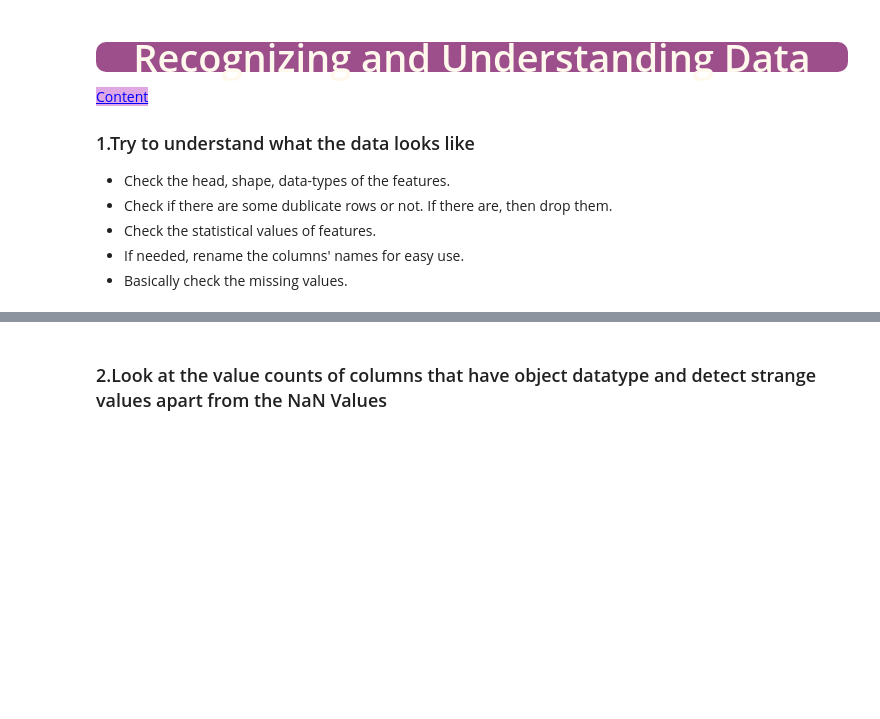
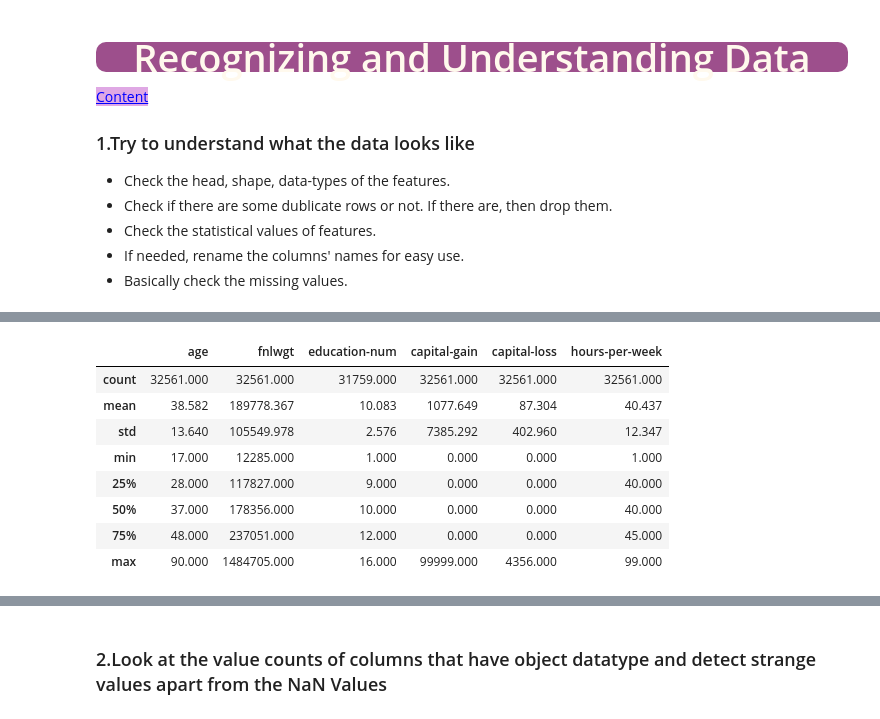
Before and after one commit to MK2709/DS11-assigments, a Jupyter notebook: DA_DVwPy_EDA_Project_(Analyze_US_Citizens)_D1461_Metin_V02.ipynb, the cells around one changed output, grey strips where cells are left out. Cells and saved outputs as stored; diff of their text form; code cells hidden in the pictures; blank space fills up the shorter version.

```diff
--- a/DA_DVwPy_EDA_Project_(Analyze_US_Citizens)_D1461_Metin_V02.ipynb
+++ b/DA_DVwPy_EDA_Project_(Analyze_US_Citizens)_D1461_Metin_V02.ipynb
@@ -134,6 +134,8 @@ pd.set_option('display.float_format', lambda x: '%.3f' % x)
 pd.set_option('display.max_columns', None)
 # %% [markdown]
 ### <p style="background-color:#9d4f8c; font-family:newtimeroman; color:#FFF9ED; font-size:150%; text-align:left; border-radius:10px 10px;">Reading the data from file</p>
+# %%
+df=pd.read_csv("adult_eda.csv")
 # %% [markdown]
 ## <p style="background-color:#9d4f8c; font-family:newtimeroman; color:#FFF9ED; font-size:175%; text-align:center; border-radius:10px 10px;">Recognizing and Understanding Data</p>
 
@@ -149,0 +185,12 @@ style="color:blue; background-color:#dfa8e4" data-toggle="popover">Content</a>
+# %%
+df.describe()
+# %% [output]
+|  | age | fnlwgt | education-num | capital-gain | capital-loss | hours-per-week |
+| count | 32561.000 | 32561.000 | 31759.000 | 32561.000 | 32561.000 | 32561.000 |
+| mean | 38.582 | 189778.367 | 10.083 | 1077.649 | 87.304 | 40.437 |
+| std | 13.640 | 105549.978 | 2.576 | 7385.292 | 402.960 | 12.347 |
+| min | 17.000 | 12285.000 | 1.000 | 0.000 | 0.000 | 1.000 |
+| 25% | 28.000 | 117827.000 | 9.000 | 0.000 | 0.000 | 40.000 |
+| 50% | 37.000 | 178356.000 | 10.000 | 0.000 | 0.000 | 40.000 |
+| 75% | 48.000 | 237051.000 | 12.000 | 0.000 | 0.000 | 45.000 |
+| max | 90.000 | 1484705.000 | 16.000 | 99999.000 | 4356.000 | 99.000 |
```
Also changed, not shown: parts of 5 cells of this notebook.
